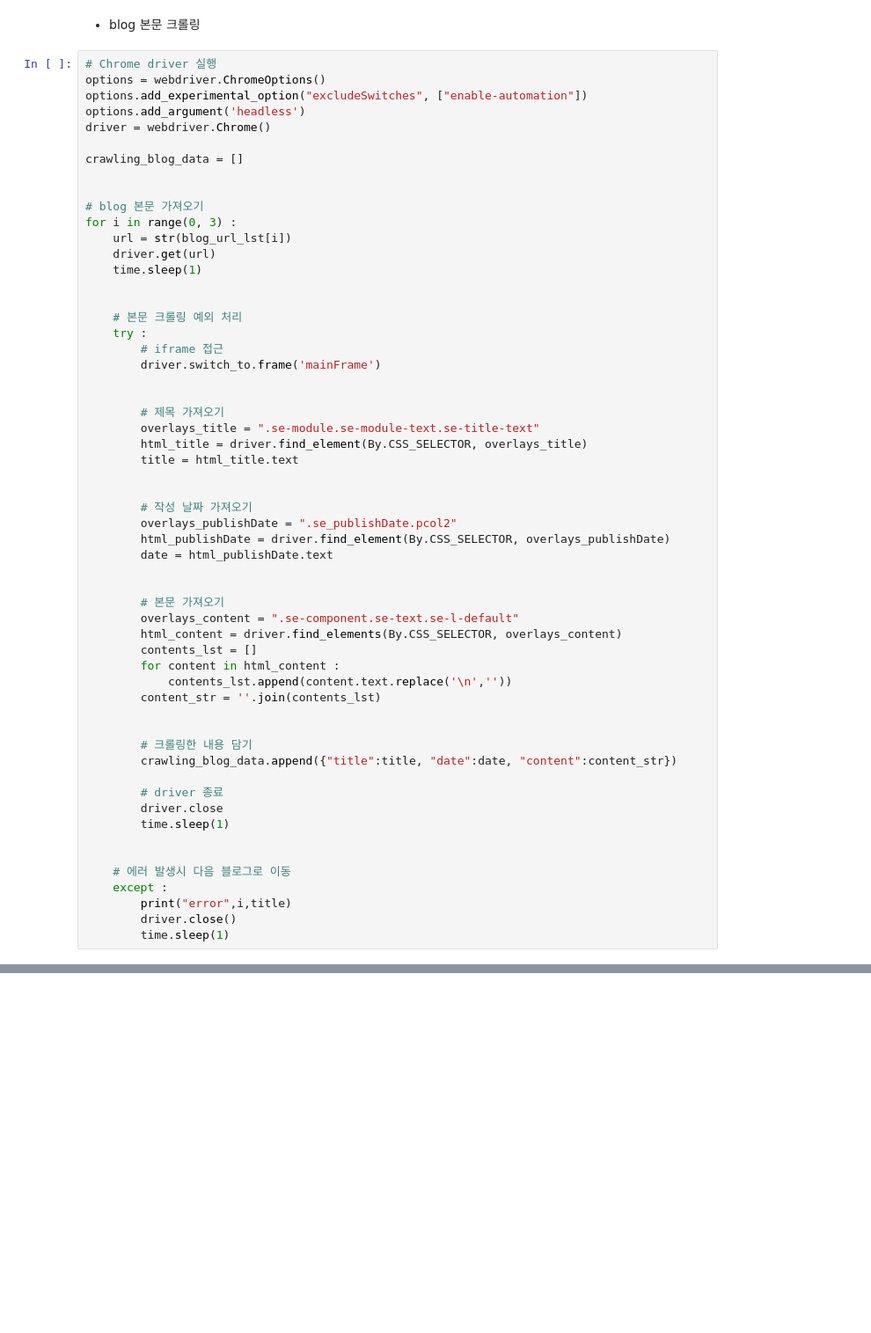
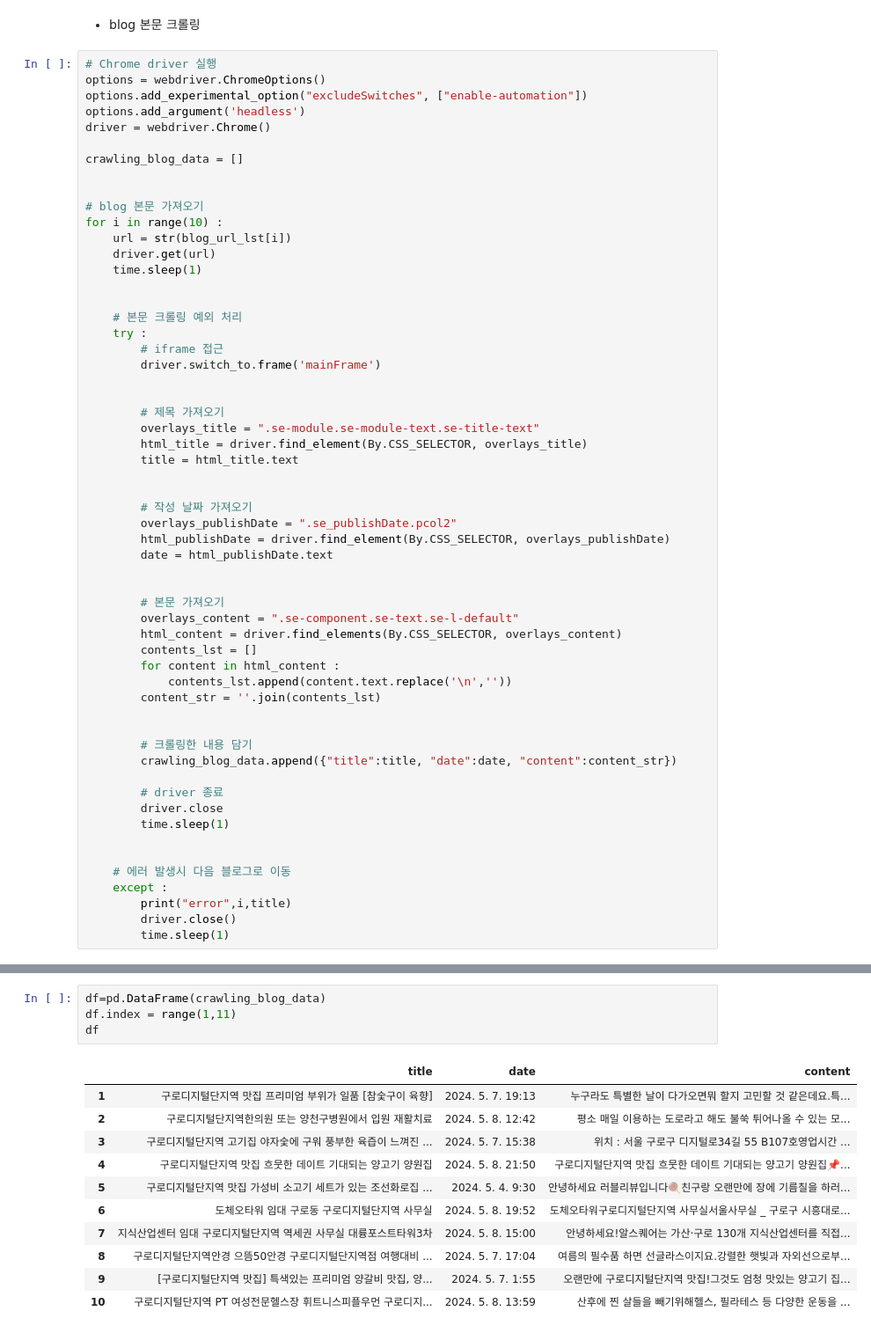
Before and after one commit to piaris/yeogiyo, a Jupyter notebook: crawling/naver_blog_crawling.ipynb, the cells around one changed output, grey strips where cells are left out. Shown: that part at 88% size. Cells and saved outputs as stored; diff of their text form; blank space fills up the shorter version.

```diff
--- a/crawling/naver_blog_crawling.ipynb
+++ b/crawling/naver_blog_crawling.ipynb
@@ -201,7 +201,7 @@ crawling_blog_data = []
 
 
 # blog 본문 가져오기
-for i in range(0, 3) :
+for i in range(10) :
     url = str(blog_url_lst[i])
     driver.get(url)
     time.sleep(1)
@@ -253,0 +254,16 @@ print(crawling_blog_data)
+# %%
+df=pd.DataFrame(crawling_blog_data)
+df.index = range(1,11)
+df
+# %% [output]
+|  | title | date | content |
+| 1 | 구로디지털단지역 맛집 프리미엄 부위가 일품 [참숯구이 육향] | 2024. 5. 7. 19:13 | 누구라도 특별한 날이 다가오면뭐 할지 고민할 것 같은데요.특... |
+| 2 | 구로디지털단지역한의원 또는 양천구병원에서 입원 재활치료 | 2024. 5. 8. 12:42 | 평소 매일 이용하는 도로라고 해도 불쑥 튀어나올 수 있는 모... |
+| 3 | 구로디지털단지역 고기집 야자숯에 구워 풍부한 육즙이 느껴진 ... | 2024. 5. 7. 15:38 | 위치 : 서울 구로구 디지털로34길 55 B107호영업시간 ... |
+| 4 | 구로디지털단지역 맛집 흐뭇한 데이트 기대되는 양고기 양원집 | 2024. 5. 8. 21:50 | 구로디지털단지역 맛집 흐뭇한 데이트 기대되는 양고기 양원집📌... |
+| 5 | 구로디지털단지역 맛집 가성비 소고기 세트가 있는 조선화로집 ... | 2024. 5. 4. 9:30 | 안녕하세요 러블리뷰입니다🍭친구랑 오랜만에 장에 기름칠을 하러... |
+| 6 | 도체오타워 임대 구로동 구로디지털단지역 사무실 | 2024. 5. 8. 19:52 | 도체오타워구로디지털단지역 사무실서울사무실 _ 구로구 시흥대로... |
+| 7 | 지식산업센터 임대 구로디지털단지역 역세권 사무실 대륭포스트타워3차 | 2024. 5. 8. 15:00 | 안녕하세요!알스퀘어는 가산·구로 130개 지식산업센터를 직접... |
+| 8 | 구로디지털단지역안경 으뜸50안경 구로디지털단지역점 여행대비 ... | 2024. 5. 7. 17:04 | 여름의 필수품 하면 선글라스이지요.강렬한 햇빛과 자외선으로부... |
+| 9 | [구로디지털단지역 맛집] 특색있는 프리미엄 양갈비 맛집, 양... | 2024. 5. 7. 1:55 | 오랜만에 구로디지털단지역 맛집!그것도 엄청 맛있는 양고기 집... |
+| 10 | 구로디지털단지역 PT 여성전문헬스장 휘트니스피플우먼 구로디지... | 2024. 5. 8. 13:59 | 산후에 찐 살들을 빼기위해헬스, 필라테스 등 다양한 운동을 ... |
```
Also changed, not shown: parts of 5 cells of this notebook, 3 other files.
